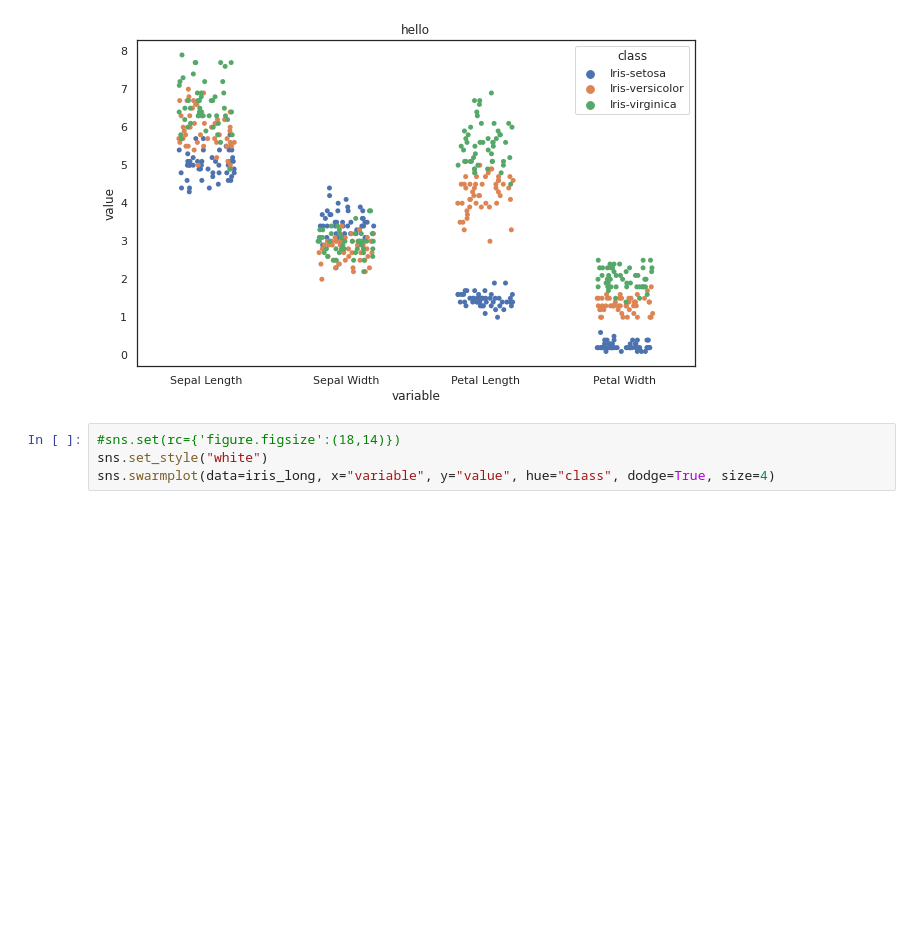
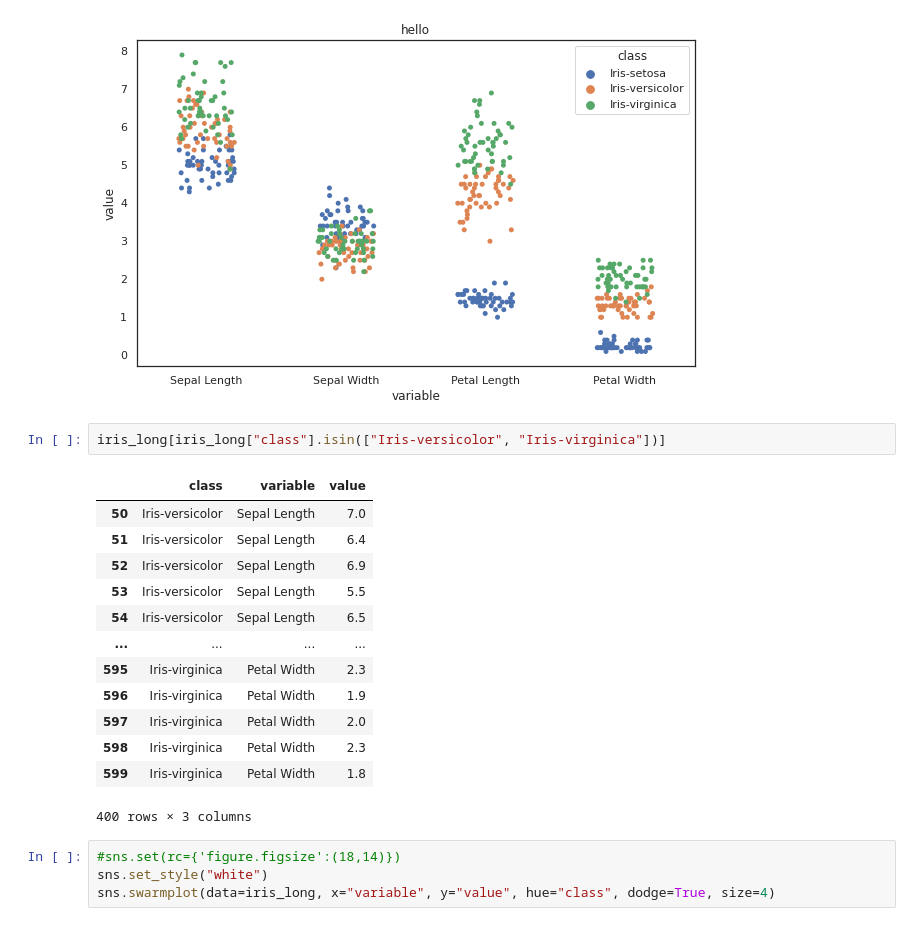
Before and after one commit to fod/pands-project2021, a Jupyter notebook: iris_analysis.ipynb, the cells around one changed output. Cells and saved outputs as stored; diff of their text form; blank space fills up the shorter version.

```diff
--- a/iris_analysis.ipynb
+++ b/iris_analysis.ipynb
@@ -271,6 +271,22 @@ sns.stripplot(data=iris_long, y="value", x="variable", hue="class", jitter=0.2,
 # %% [output]
 [Text(0.5, 1.0, 'hello')]
 [figure]
+# %%
+iris_long[iris_long["class"].isin(["Iris-versicolor", "Iris-virginica"])]
+# %% [output]
+|  | class | variable | value |
+| 50 | Iris-versicolor | Sepal Length | 7.0 |
+| 51 | Iris-versicolor | Sepal Length | 6.4 |
+| 52 | Iris-versicolor | Sepal Length | 6.9 |
+| 53 | Iris-versicolor | Sepal Length | 5.5 |
+| 54 | Iris-versicolor | Sepal Length | 6.5 |
+| ... | ... | ... | ... |
+| 595 | Iris-virginica | Petal Width | 2.3 |
+| 596 | Iris-virginica | Petal Width | 1.9 |
+| 597 | Iris-virginica | Petal Width | 2.0 |
+| 598 | Iris-virginica | Petal Width | 2.3 |
+| 599 | Iris-virginica | Petal Width | 1.8 |
+400 rows × 3 columns
 # %%
 #sns.set(rc={'figure.figsize':(18,14)})
 sns.set_style("white")
```
Also changed, not shown: 4 other files.
